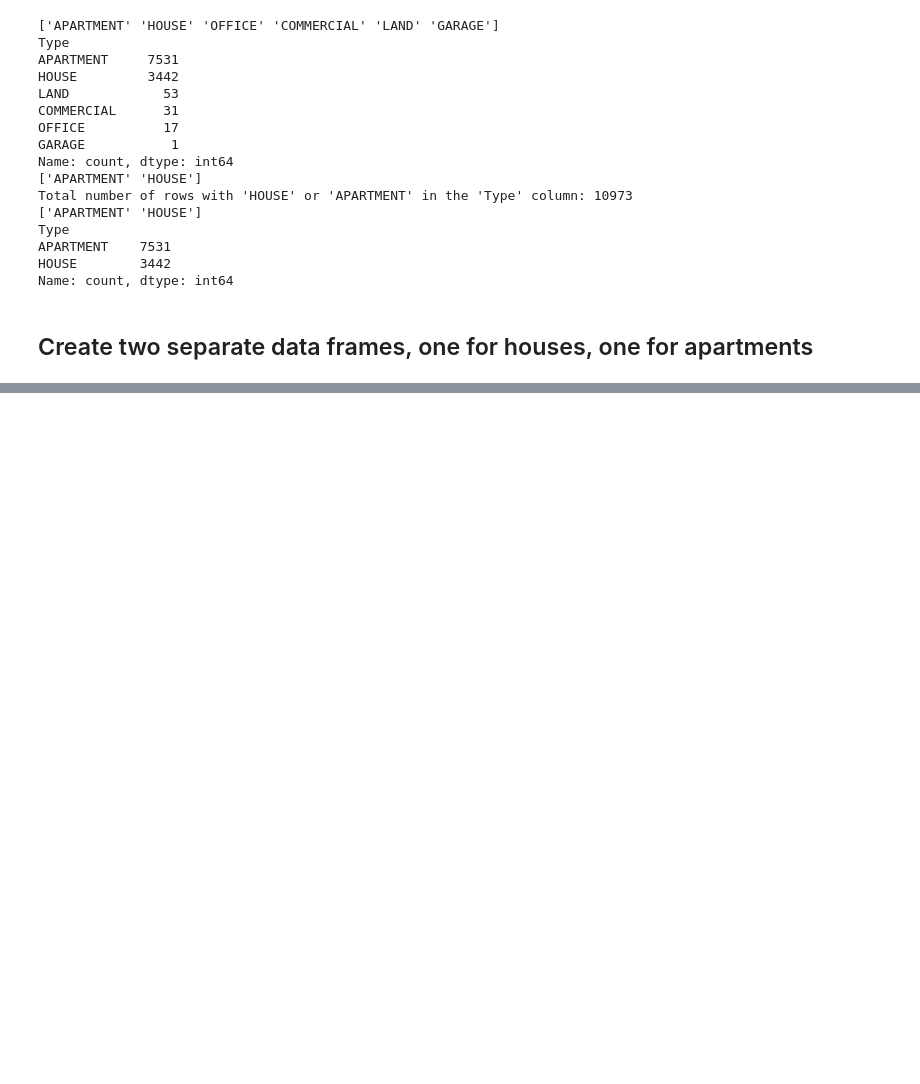
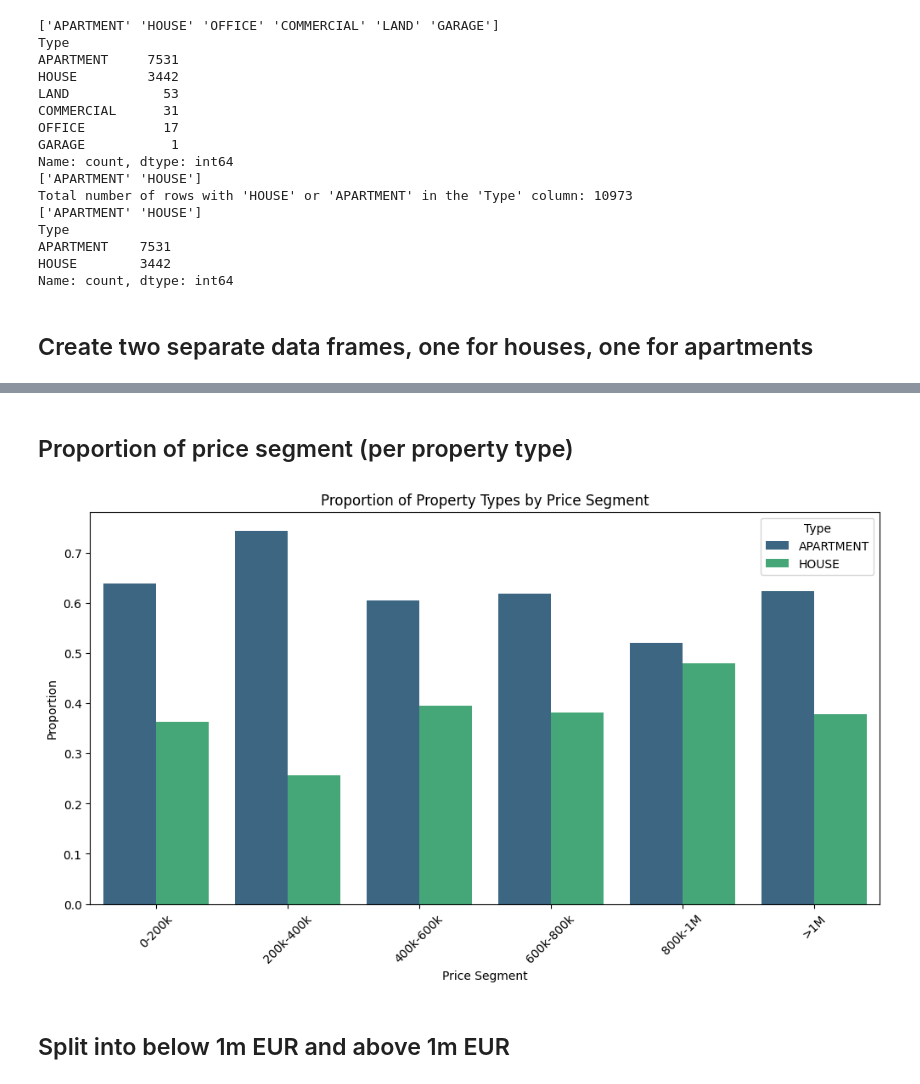
Before and after one commit to emsuru/charlie-02-data-analysis, a Jupyter notebook: em-notebook.ipynb, the cells around one changed output, grey strips where cells are left out. Cells and saved outputs as stored; diff of their text form; code cells hidden in the pictures; blank space fills up the shorter version.

```diff
--- a/em-notebook.ipynb
+++ b/em-notebook.ipynb
@@ -379,0 +492,30 @@ plt.show()
+# %% [markdown]
+## Proportion of price segment (per property type)
+# %%
+# Calculate the count of each combination of 'Price_Segment' and 'Type'
+segment_type_counts = df_3.groupby(['Price_Segment', 'Type']).size().reset_index(name='counts')
+
+# Calculate the total count of properties in each 'Price_Segment'
+segment_counts = df_3['Price_Segment'].value_counts().reset_index()
+segment_counts.columns = ['Price_Segment', 'total_counts']
+
+# Merge to get total counts in each segment for normalization
+segment_type_counts = pd.merge(segment_type_counts, segment_counts, on='Price_Segment')
+
+# Calculate the proportion of each type within each price segment
+segment_type_counts['proportion'] = segment_type_counts['counts'] / segment_type_counts['total_counts']
+
+# Now plot using sns.barplot with the 'hue' parameter
+plt.figure(figsize=(12, 6))
+sns.barplot(data=segment_type_counts, x='Price_Segment', y='proportion', hue='Type', palette='viridis')
+
+plt.title('Proportion of Property Types by Price Segment')
+plt.xlabel('Price Segment')
+plt.ylabel('Proportion')
+plt.xticks(rotation=45)
+
+plt.show()
+# %% [output]
+[figure, added]
+# %% [markdown]
+## Split into below 1m EUR and above 1m EUR
```
Also changed, not shown: parts of 9 cells of this notebook, 1 other file.
